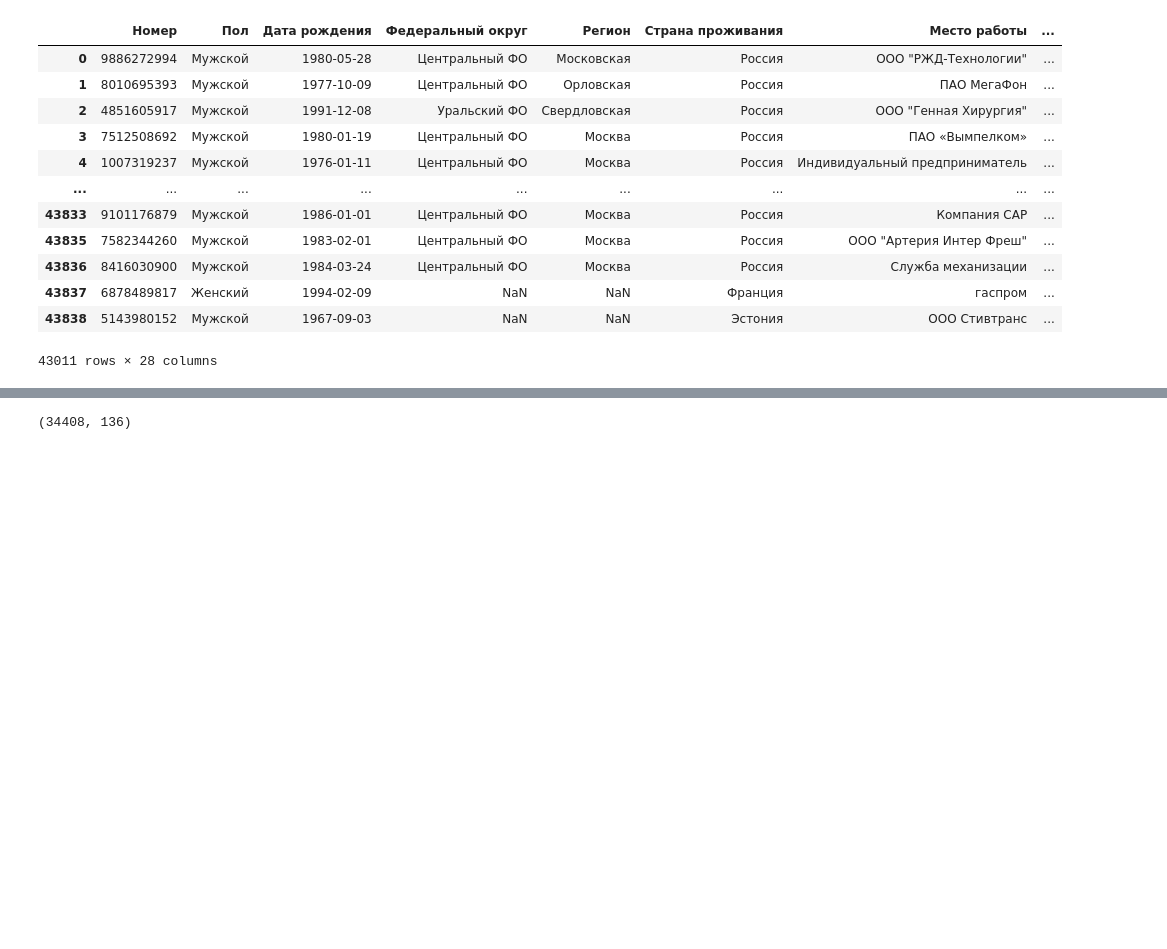
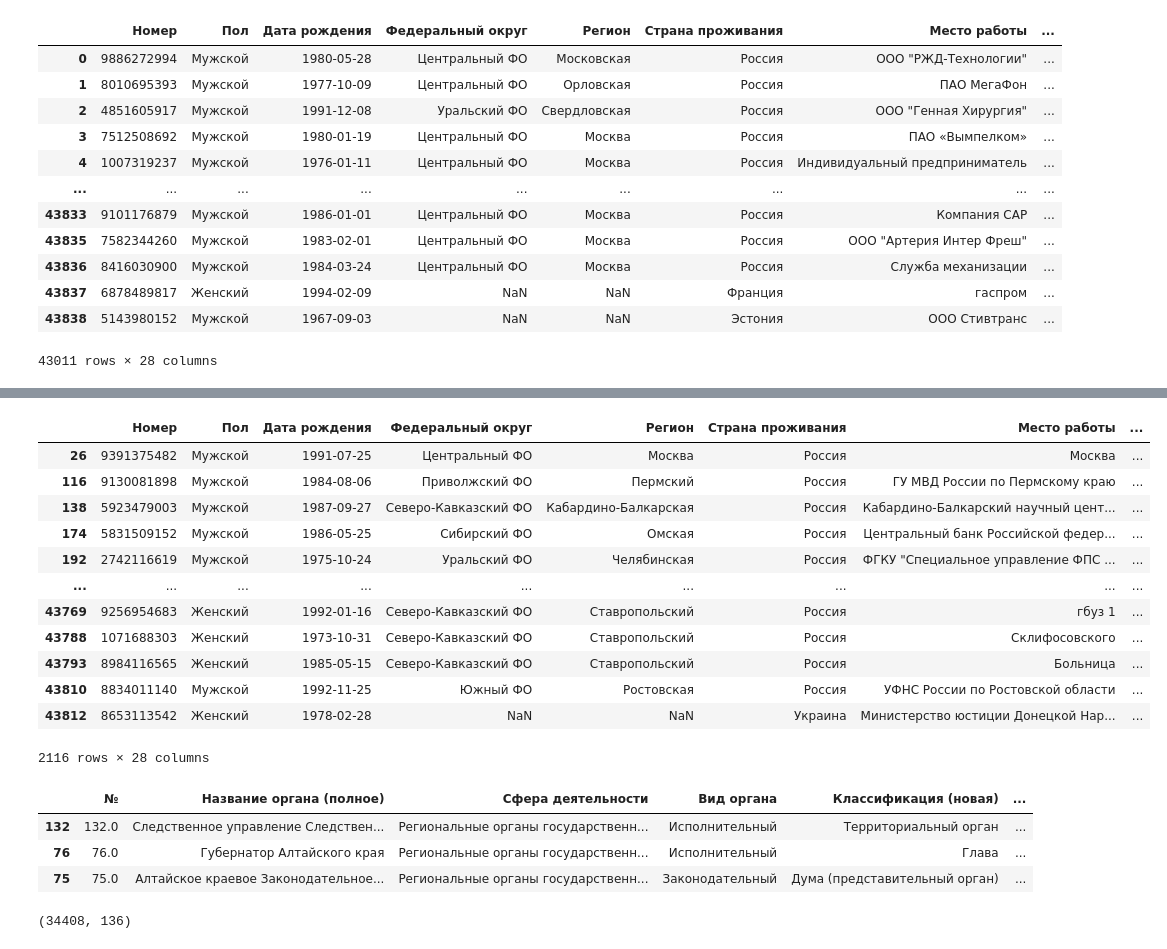
Before and after one commit to Akhmetov-VA/work_level_classifier, a Jupyter notebook: notebooks/ml_faiss_work_names.ipynb, the cells around one changed output, grey strips where cells are left out. Drawn from its saved outputs; the diff is of its cells as text; code cells hidden in the pictures; blank space fills up the shorter version.

```diff
--- a/notebooks/ml_faiss_work_names.ipynb
+++ b/notebooks/ml_faiss_work_names.ipynb
@@ -202,3 +247,26 @@ distances, items = index.search(name_emb, k=3)
+# %%
+df[df['Сфера деятельности по Классификатору ФОИР'] == 'Федеральные государственные органы, в т.ч. федеральная государственная служба']
+# %% [output]
+|  | Номер | Пол | Дата рождения | Федеральный округ | Регион | Страна проживания | Место работы | ... |
+| 26 | 9391375482 | Мужской | 1991-07-25 | Центральный ФО | Москва | Россия | Москва | ... |
+| 116 | 9130081898 | Мужской | 1984-08-06 | Приволжский ФО | Пермский | Россия | ГУ МВД России по Пермскому краю | ... |
+| 138 | 5923479003 | Мужской | 1987-09-27 | Северо-Кавказский ФО | Кабардино-Балкарская | Россия | Кабардино-Балкарский научный цент... | ... |
+| 174 | 5831509152 | Мужской | 1986-05-25 | Сибирский ФО | Омская | Россия | Центральный банк Российской федер... | ... |
+| 192 | 2742116619 | Мужской | 1975-10-24 | Уральский ФО | Челябинская | Россия | ФГКУ "Специальное управление ФПС ... | ... |
+| ... | ... | ... | ... | ... | ... | ... | ... | ... |
+| 43769 | 9256954683 | Женский | 1992-01-16 | Северо-Кавказский ФО | Ставропольский | Россия | гбуз 1 | ... |
+| 43788 | 1071688303 | Женский | 1973-10-31 | Северо-Кавказский ФО | Ставропольский | Россия | Склифосовского | ... |
+| 43793 | 8984116565 | Женский | 1985-05-15 | Северо-Кавказский ФО | Ставропольский | Россия | Больница | ... |
+| 43810 | 8834011140 | Мужской | 1992-11-25 | Южный ФО | Ростовская | Россия | УФНС России по Ростовской области | ... |
+| 43812 | 8653113542 | Женский | 1978-02-28 | NaN | NaN | Украина | Министерство юстиции Донецкой Нар... | ... |
+2116 rows × 28 columns
+# %%
+work_name_df.iloc[items[1]]
+# %% [output]
+|  | № | Название органа (полное) | Сфера деятельности | Вид органа | Классификация (новая) | ... |
+| 132 | 132.0 | Следственное управление Следствен... | Региональные органы государственн... | Исполнительный | Территориальный орган | ... |
+| 76 | 76.0 | Губернатор Алтайского края | Региональные органы государственн... | Исполнительный | Глава | ... |
+| 75 | 75.0 | Алтайское краевое Законодательное... | Региональные органы государственн... | Законодательный | Дума (представительный орган) | ... |
 # %%
 col_target = 'Наименование выбранной типовой должности'
 col_text = 'Наименование текущей должности'
```
Also changed, not shown: parts of 4 cells of this notebook, 8 other files.
